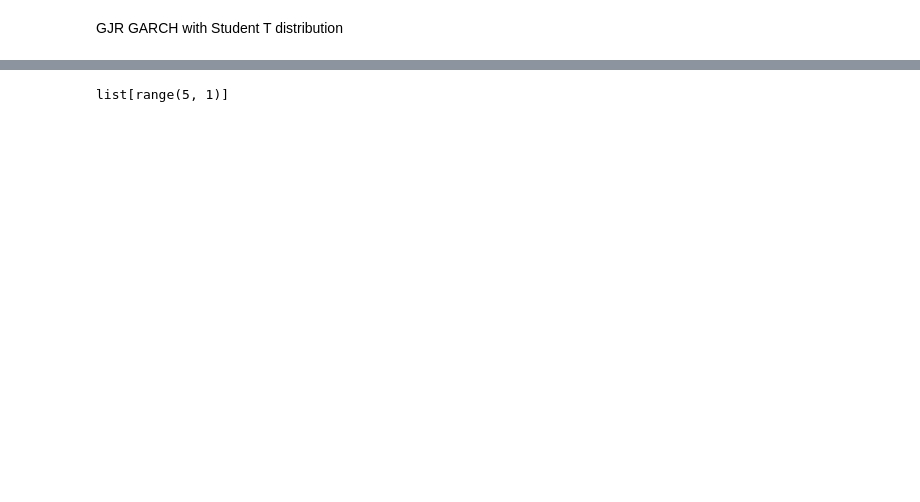
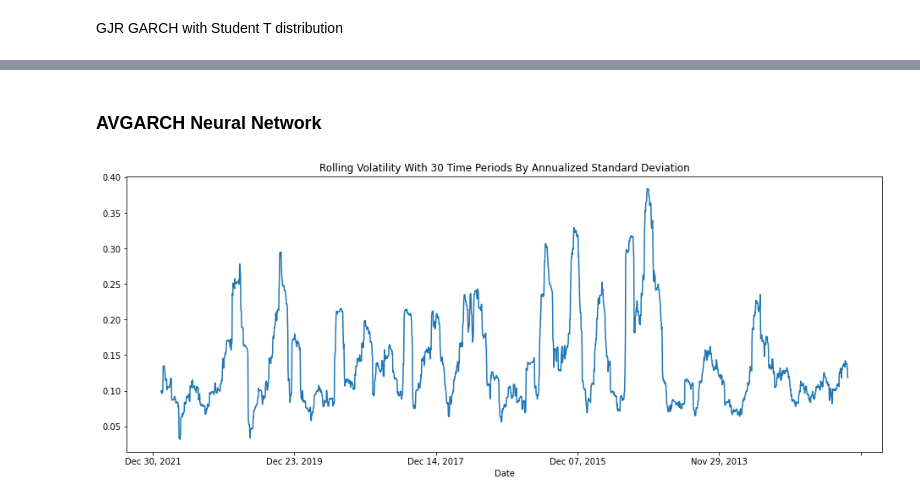
Before and after one commit to Eminent01/Baum-Tenpers-Research, a Jupyter notebook: Baum_Tenper_Research.ipynb, the cells around one changed output, grey strips where cells are left out. Saved outputs shown, nothing was run; the diff lists cells and outputs as text; code cells hidden in the pictures; blank space fills up the shorter version.

```diff
--- a/Baum_Tenper_Research.ipynb
+++ b/Baum_Tenper_Research.ipynb
@@ -1007,4 +1065,16 @@ t+e
-# %%
-list[range(5,1)]
-# %% [output]
-list[range(5, 1)]
+# %% [markdown]
+### AVGARCH Neural Network
+# %%
+data['log_price'] = np.log(data['Price']) #Firstly we should take the logarithmic return from prices
+# %%
+data['pct_change'] = data['log_price'].diff() #after that let's take difference
+# %%
+data['stdev'] = data['pct_change'].rolling(window=30, center=False).std()
+data['Volatility'] = data['stdev'] * (252**0.5) # Annualize.
+# %%
+plt.figure(figsize=(16,6))
+data['Volatility'].plot()
+plt.title("Rolling Volatility With 30 Time Periods By Annualized Standard Deviation")
+plt.show()
+# %% [output]
+[figure, added]
```
Also changed, not shown: parts of 76 cells of this notebook.
